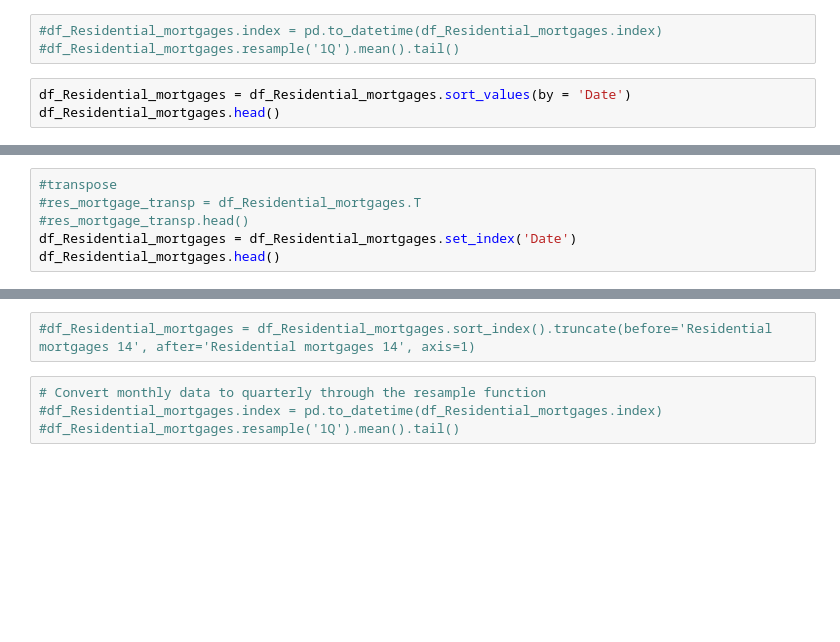
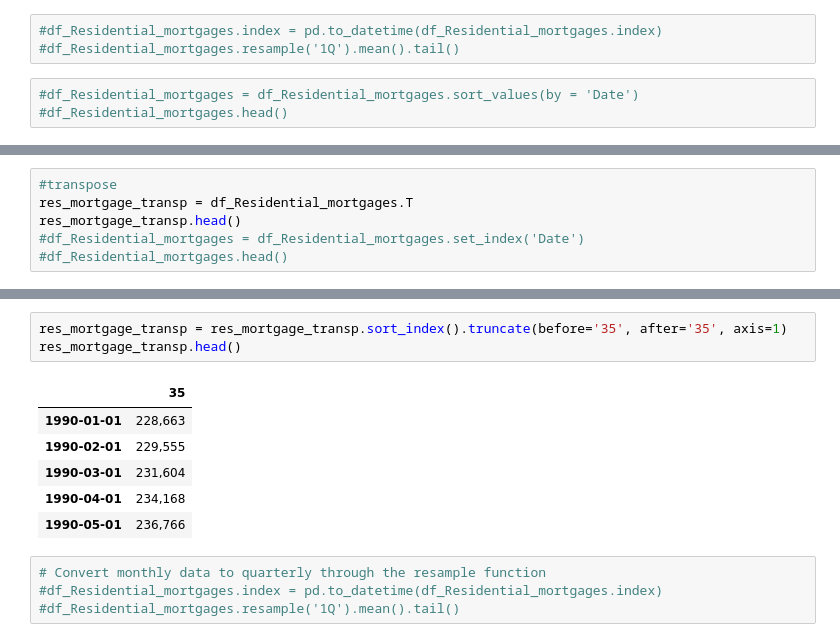
Before and after one commit to benjaminweymouth/Housing-Market-Forecasting-Time-Series-Analysis, a Jupyter notebook: Python Code/Qualitative_Multivariate Time Series.ipynb, the cells around one changed output, grey strips where cells are left out. Cells and saved outputs as stored; diff of their text form; blank space fills up the shorter version.

```diff
--- a/Python Code/Qualitative_Multivariate Time Series.ipynb
+++ b/Python Code/Qualitative_Multivariate Time Series.ipynb
@@ -61,5 +61,5 @@ df_Residential_mortgages.head()
 #df_Residential_mortgages.index = pd.to_datetime(df_Residential_mortgages.index)
 #df_Residential_mortgages.resample('1Q').mean().tail()
 # %%
-df_Residential_mortgages = df_Residential_mortgages.sort_values(by = 'Date')
-df_Residential_mortgages.head()
+#df_Residential_mortgages = df_Residential_mortgages.sort_values(by = 'Date')
+#df_Residential_mortgages.head()
@@ -74,7 +66,7 @@ df_Residential_mortgages.head()
 # %%
 #transpose
-#res_mortgage_transp = df_Residential_mortgages.T
-#res_mortgage_transp.head()
-df_Residential_mortgages = df_Residential_mortgages.set_index('Date')
-df_Residential_mortgages.head()
+res_mortgage_transp = df_Residential_mortgages.T
+res_mortgage_transp.head()
+#df_Residential_mortgages = df_Residential_mortgages.set_index('Date')
+#df_Residential_mortgages.head()
 # %% [output]
@@ -88,6 +79,14 @@ df_Residential_mortgages.head()
 5 rows × 44 columns
 # %%
-#df_Residential_mortgages = df_Residential_mortgages.sort_index().truncate(before='Residential mortgages 14', after='Residential mortgages 14', axis=1)
+res_mortgage_transp = res_mortgage_transp.sort_index().truncate(before='35', after='35', axis=1)
+res_mortgage_transp.head()
+# %% [output]
+|  | 35 |
+| 1990-01-01 | 228,663 |
+| 1990-02-01 | 229,555 |
+| 1990-03-01 | 231,604 |
+| 1990-04-01 | 234,168 |
+| 1990-05-01 | 236,766 |
 # %%
 # Convert monthly data to quarterly through the resample function
 #df_Residential_mortgages.index = pd.to_datetime(df_Residential_mortgages.index)
```
Also changed, not shown: parts of 4 cells of this notebook.
